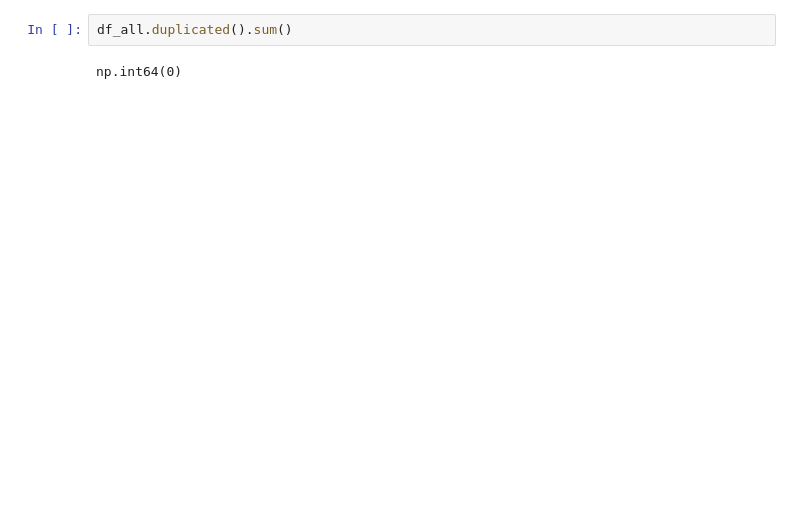
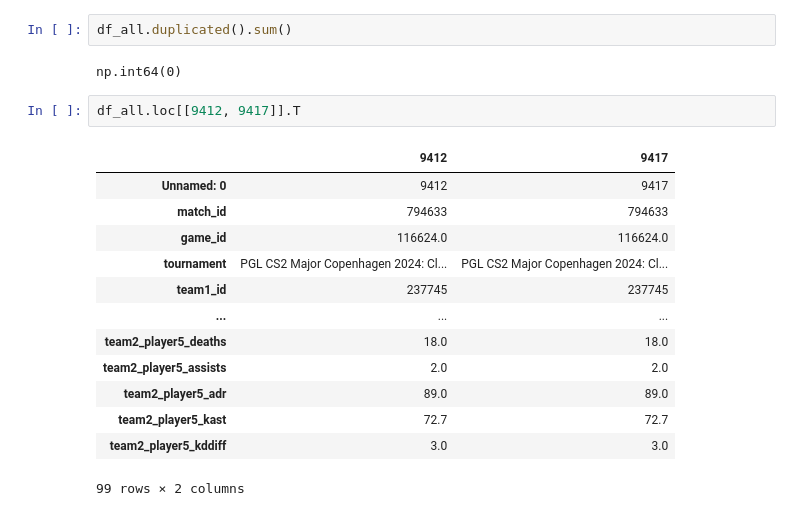
Before and after one commit to GubkinKirill/-Python_and_ML, a Jupyter notebook: counter-strike.ipynb, the cells around one changed output. Saved outputs shown, nothing was run; the diff lists cells and outputs as text; blank space fills up the shorter version.

```diff
--- a/counter-strike.ipynb
+++ b/counter-strike.ipynb
@@ -170,3 +170,19 @@ df_filtr_match_subset
 df_all.duplicated().sum()
 # %% [output]
 np.int64(0)
+# %%
+df_all.loc[[9412, 9417]].T
+# %% [output]
+|  | 9412 | 9417 |
+| Unnamed: 0 | 9412 | 9417 |
+| match_id | 794633 | 794633 |
+| game_id | 116624.0 | 116624.0 |
+| tournament | PGL CS2 Major Copenhagen 2024: Cl... | PGL CS2 Major Copenhagen 2024: Cl... |
+| team1_id | 237745 | 237745 |
+| ... | ... | ... |
+| team2_player5_deaths | 18.0 | 18.0 |
+| team2_player5_assists | 2.0 | 2.0 |
+| team2_player5_adr | 89.0 | 89.0 |
+| team2_player5_kast | 72.7 | 72.7 |
+| team2_player5_kddiff | 3.0 | 3.0 |
+99 rows × 2 columns
```
Also changed, not shown: parts of 6 cells of this notebook.
